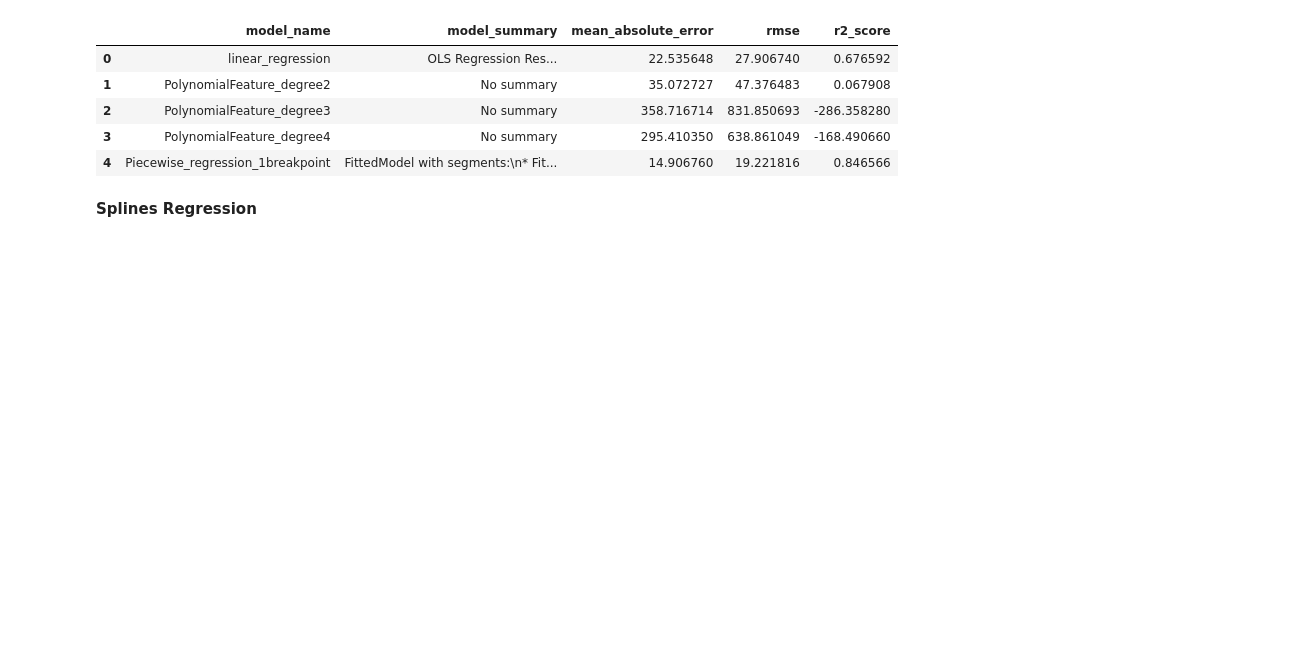
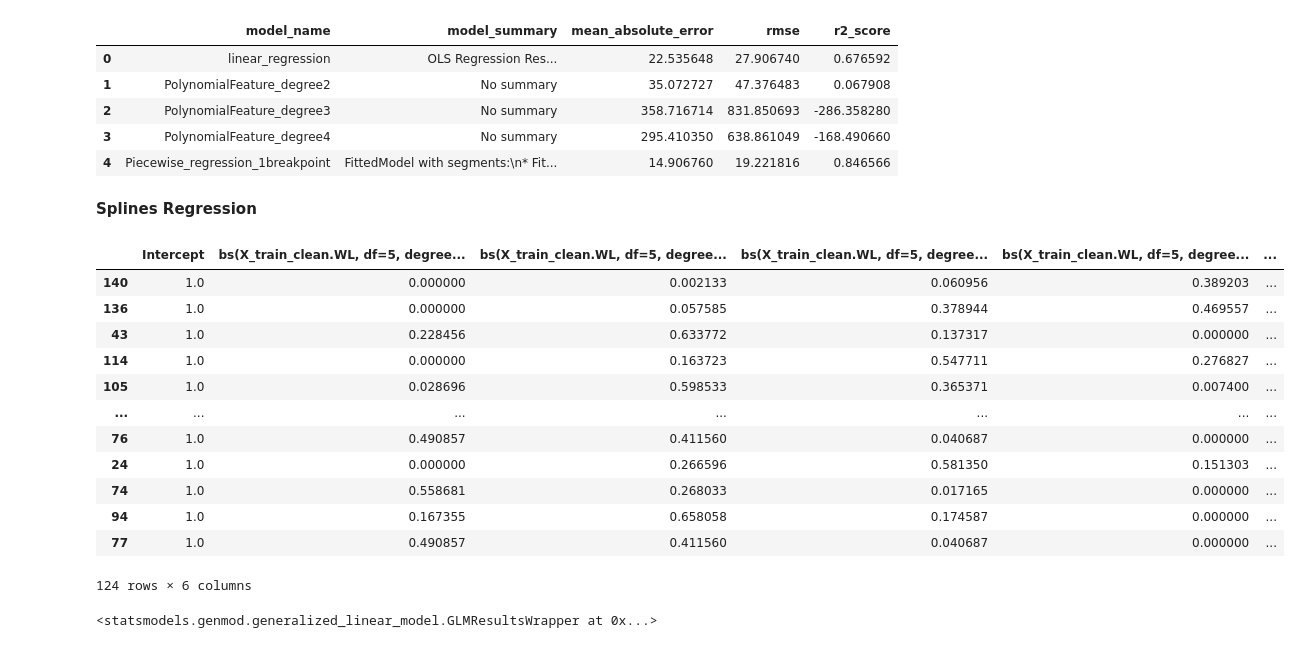
Before and after one commit to sk-aili/sports-analytics-2, a Jupyter notebook: lib/polynomial_regression.ipynb, the cells around one changed output. Cells and saved outputs as stored; diff of their text form; code cells hidden in the pictures; blank space fills up the shorter version.

Commit message:
splines regression

```diff
--- a/lib/polynomial_regression.ipynb
+++ b/lib/polynomial_regression.ipynb
@@ -1413,0 +1416,22 @@ metrics_df
+# %%
+X_spline = dmatrix('bs(X_train_clean.WL, df=5, degree=3, include_intercept=False)', return_type='dataframe')
+X_spline
+# %% [output]
+|  | Intercept | bs(X_train_clean.WL, df=5, degree... | bs(X_train_clean.WL, df=5, degree... | bs(X_train_clean.WL, df=5, degree... | bs(X_train_clean.WL, df=5, degree... | ... |
+| 140 | 1.0 | 0.000000 | 0.002133 | 0.060956 | 0.389203 | ... |
+| 136 | 1.0 | 0.000000 | 0.057585 | 0.378944 | 0.469557 | ... |
+| 43 | 1.0 | 0.228456 | 0.633772 | 0.137317 | 0.000000 | ... |
+| 114 | 1.0 | 0.000000 | 0.163723 | 0.547711 | 0.276827 | ... |
+| 105 | 1.0 | 0.028696 | 0.598533 | 0.365371 | 0.007400 | ... |
+| ... | ... | ... | ... | ... | ... | ... |
+| 76 | 1.0 | 0.490857 | 0.411560 | 0.040687 | 0.000000 | ... |
+| 24 | 1.0 | 0.000000 | 0.266596 | 0.581350 | 0.151303 | ... |
+| 74 | 1.0 | 0.558681 | 0.268033 | 0.017165 | 0.000000 | ... |
+| 94 | 1.0 | 0.167355 | 0.658058 | 0.174587 | 0.000000 | ... |
+| 77 | 1.0 | 0.490857 | 0.411560 | 0.040687 | 0.000000 | ... |
+124 rows × 6 columns
+# %%
+spline_fit = sm.GLM(y_train, X_spline).fit()
+spline_fit
+# %% [output]
+<statsmodels.genmod.generalized_linear_model.GLMResultsWrapper at 0x...>
```
Also changed, not shown: parts of 19 cells of this notebook.
